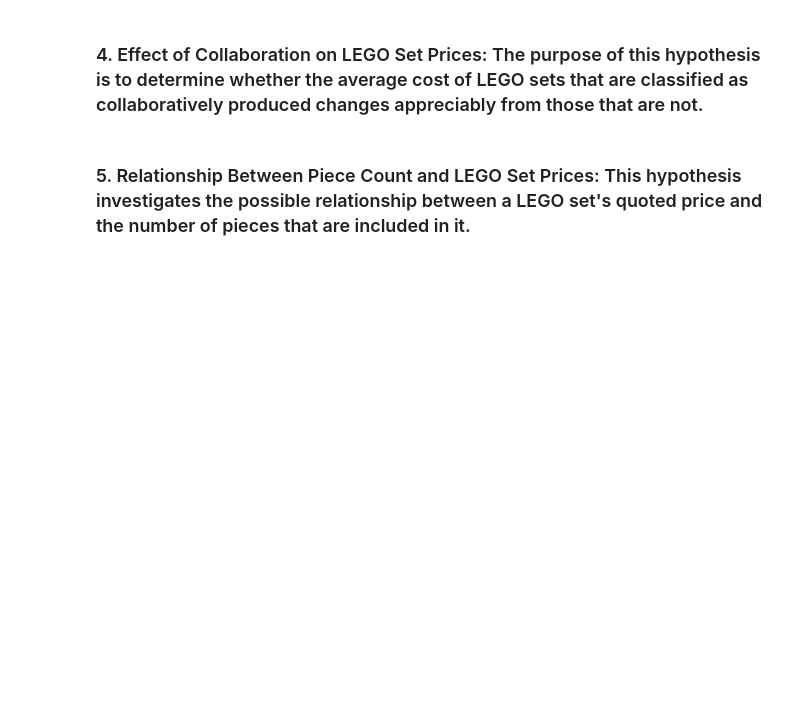
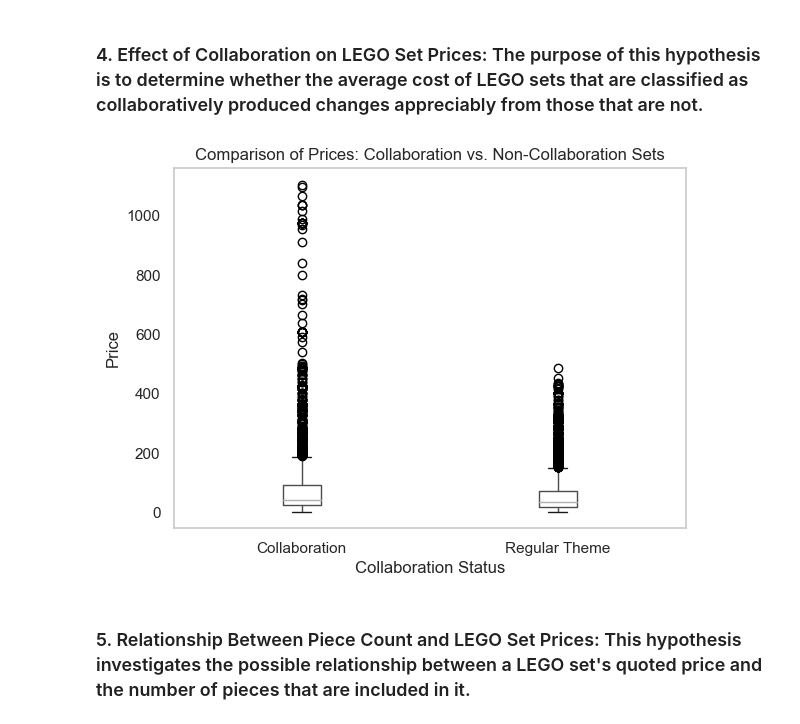
Before and after one commit to AlexOrtiz5/Project-1, a Jupyter notebook: Lego_Sets.ipynb, the cells around one changed output. Cells and saved outputs as stored; diff of their text form; code cells hidden in the pictures; blank space fills up the shorter version.

```diff
--- a/Lego_Sets.ipynb
+++ b/Lego_Sets.ipynb
@@ -235,6 +287,16 @@ plt.show()
 This plot is showing that there is a significance of great and lower cost depending on the color that is being use on lego
 # %% [markdown]
 ### 4. Effect of Collaboration on LEGO Set Prices: The purpose of this hypothesis is to determine whether the average cost of LEGO sets that are classified as collaboratively produced changes appreciably from those that are not.
+# %%
+# Create a box plot to compare prices of collaboration and non-collaboration sets
+lego_sets.boxplot(column='list_price', by='collaboration', grid=False)
+plt.title('Comparison of Prices: Collaboration vs. Non-Collaboration Sets')
+plt.xlabel('Collaboration Status')
+plt.ylabel('Price')
+plt.suptitle('')  # Remove default title
+plt.show()
+# %% [output]
+[figure, added]
 # %% [markdown]
 ### 5. Relationship Between Piece Count and LEGO Set Prices: This hypothesis investigates the possible relationship between a LEGO set's quoted price and the number of pieces that are included in it.
 # %%
```
Also changed, not shown: parts of 9 cells of this notebook, 1 other file.
